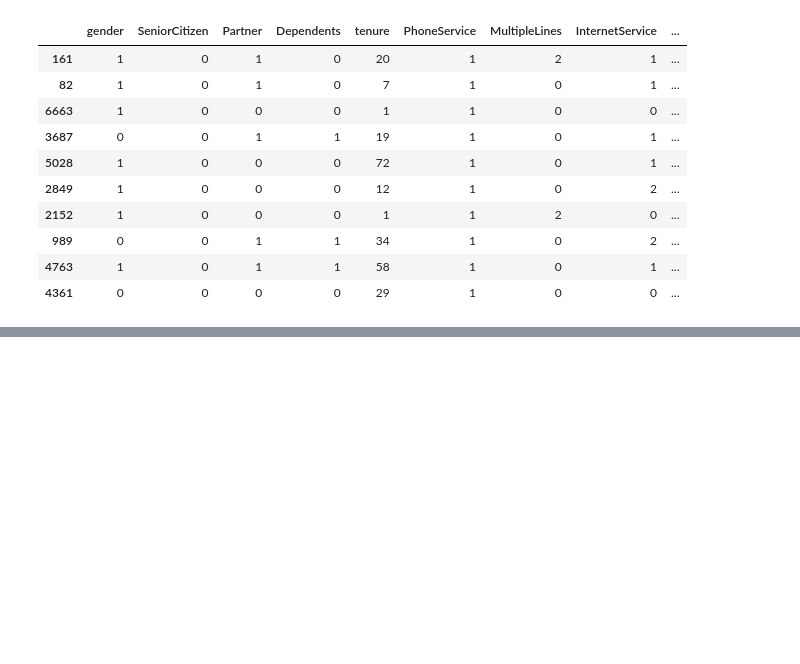
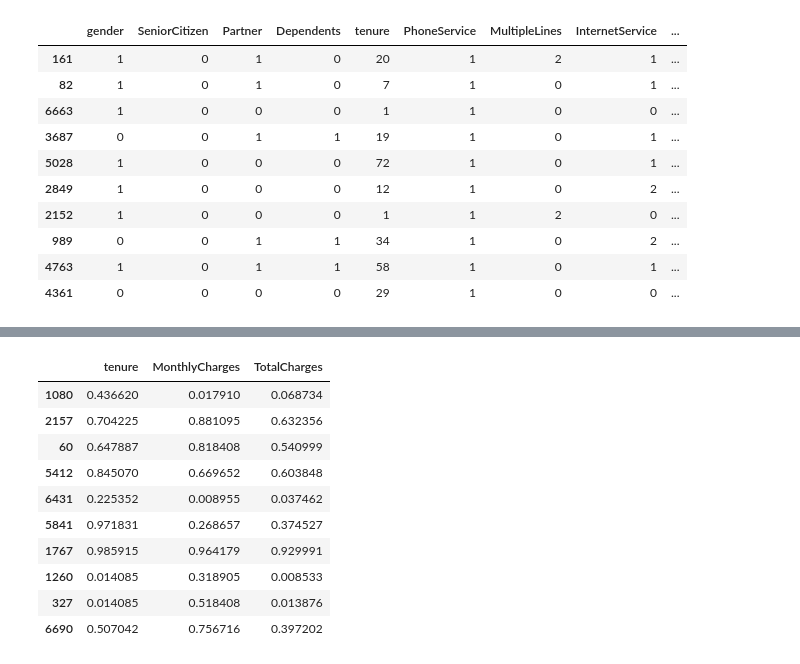
Before and after one commit to joshIsac/DeepLearningLab, a Jupyter notebook: 2348523_dl_lab4_Deep_neural_network.ipynb, the cells around one changed output, grey strips where cells are left out. Saved outputs shown, nothing was run; the diff lists cells and outputs as text; code cells hidden in the pictures; blank space fills up the shorter version.

```diff
--- a/2348523_dl_lab4_Deep_neural_network.ipynb
+++ b/2348523_dl_lab4_Deep_neural_network.ipynb
@@ -238,0 +279,14 @@ tel_data.sample(10)
+# %%
+tel_data[min_scale ].sample(10)
+# %% [output]
+|  | tenure | MonthlyCharges | TotalCharges |
+| 1080 | 0.436620 | 0.017910 | 0.068734 |
+| 2157 | 0.704225 | 0.881095 | 0.632356 |
+| 60 | 0.647887 | 0.818408 | 0.540999 |
+| 5412 | 0.845070 | 0.669652 | 0.603848 |
+| 6431 | 0.225352 | 0.008955 | 0.037462 |
+| 5841 | 0.971831 | 0.268657 | 0.374527 |
+| 1767 | 0.985915 | 0.964179 | 0.929991 |
+| 1260 | 0.014085 | 0.318905 | 0.008533 |
+| 327 | 0.014085 | 0.518408 | 0.013876 |
+| 6690 | 0.507042 | 0.756716 | 0.397202 |
```
Also changed, not shown: parts of 11 cells of this notebook.
